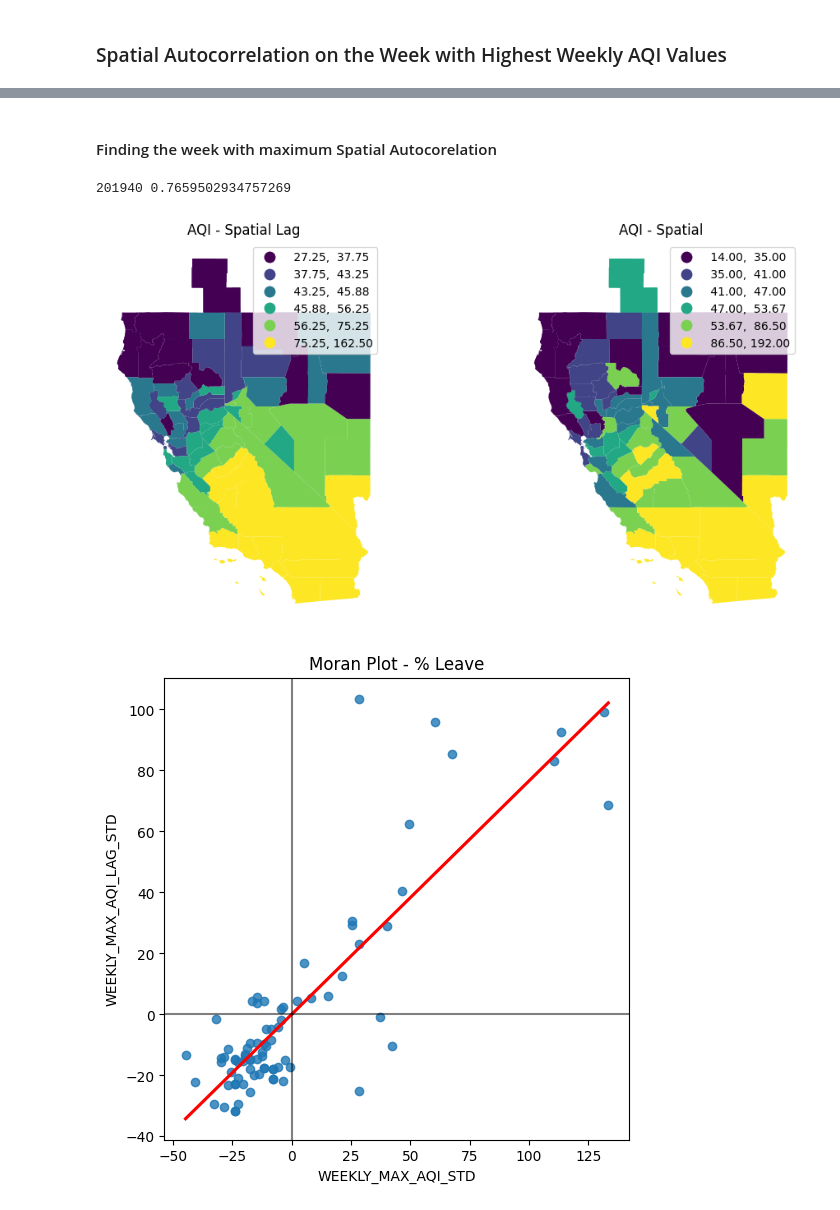
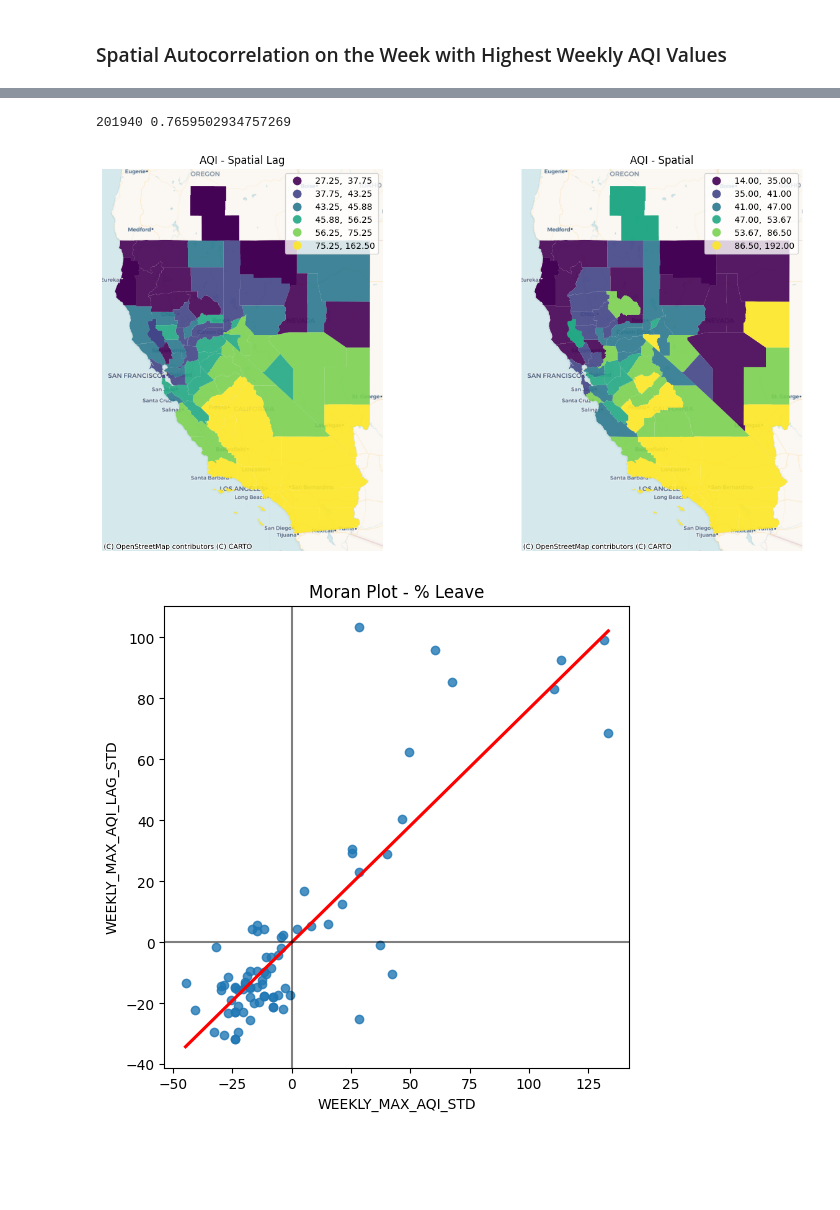
Before and after one commit to abdullahpichoo/GeoSpatialAnalysis-AQI-Impact-on-Public-Health, a Jupyter notebook: Project.ipynb, the cells around one changed output, grey strips where cells are left out. Drawn from its saved outputs; the diff is of its cells as text; code cells hidden in the pictures; blank space fills up the shorter version.

```diff
--- a/Project.ipynb
+++ b/Project.ipynb
@@ -923,5 +911,0 @@ corelation_data_2020 = highest_aqi_week.copy(deep=True)
-# %%
-# Generate W from the GeoDataFrame
-w = weights.KNN.from_dataframe(corelation_data_2020, k=4)
-# Row-standardization
-w.transform = "R"
@@ -1009,8 +920,6 @@ def get_weights(df, k):
 
 def get_corelation(week):
     return esda.moran.Moran(week["WEEKLY_MAX_AQI"], get_weights(week, 4)).I
-# %% [markdown]
-#### Finding the week with maximum Spatial Autocorelation
 # %%
 def get_yearly_corelations(df, yearly_corelations):
     corelation_list = []
@@ -1046,38 +955,42 @@ co_df["WEEKLY_MAX_AQI_LAG"] = weights.spatial_lag.lag_spatial(
     w, co_df["WEEKLY_MAX_AQI"]
 )
 # %%
-f, axs = plt.subplots(1, 2, figsize=(12, 6))
+f, axs = plt.subplots(1, 2, figsize=(16, 8))
 ax1, ax2 = axs
 
 co_df.plot(
     column="WEEKLY_MAX_AQI_LAG",
     cmap="viridis",
     scheme="quantiles",
     k=6,
     edgecolor="white",
     linewidth=0.0,
     legend=True,
     ax=ax1,
+    alpha=0.9,
 )
+cx.add_basemap(ax=ax1, crs=co_df.crs.to_string(), source=cx.providers.CartoDB.Voyager)
 ax1.set_axis_off()
 ax1.set_title("AQI - Spatial Lag")
 
 co_df.plot(
     column="WEEKLY_MAX_AQI",
     cmap="viridis",
     scheme="quantiles",
     k=6,
     edgecolor="white",
     linewidth=0.0,
     legend=True,
     ax=ax2,
+    alpha=0.9,
 )
+cx.add_basemap(ax=ax2, crs=co_df.crs.to_string(), source=cx.providers.CartoDB.Voyager)
 ax2.set_axis_off()
 ax2.set_title("AQI - Spatial")
 
 plt.show()
 # %% [output]
-[figure, old version]
+[figure, new version]
 # %%
 co_df["WEEKLY_MAX_AQI_STD"] = co_df["WEEKLY_MAX_AQI"] - co_df["WEEKLY_MAX_AQI"].mean()
 co_df["WEEKLY_MAX_AQI_LAG_STD"] = (
```
Also changed, not shown: parts of 38 cells of this notebook, 9 other files.
